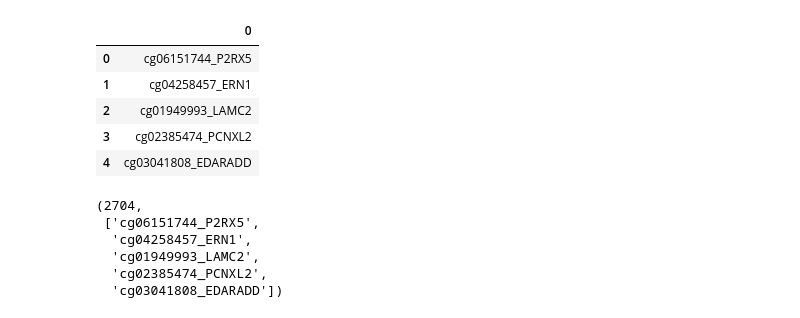
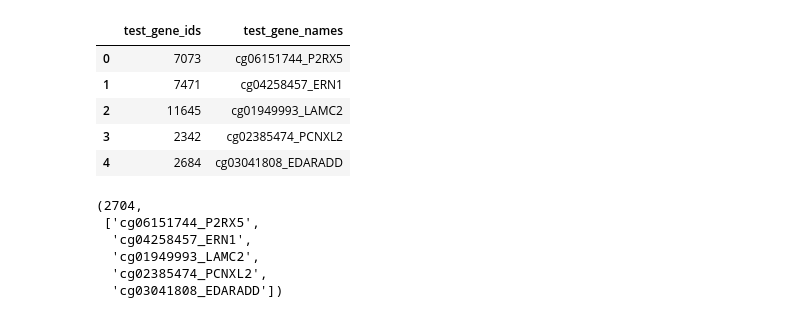
Before and after one commit to anuprulez/nanodiag_biomarker_prediction, a Jupyter notebook: graph_neural_networks/src/analyse_test_data.ipynb, the cells around one changed output. Saved outputs shown, nothing was run; the diff lists cells and outputs as text; code cells hidden in the pictures.

```diff
--- a/graph_neural_networks/src/analyse_test_data.ipynb
+++ b/graph_neural_networks/src/analyse_test_data.ipynb
@@ -23,12 +23,12 @@ df_nebit_features
 11756 rows × 43 columns
 # %%
-df_test_probe_genes = pd.read_csv(base_path + "test_probe_genes.csv", sep="\t")
+df_test_probe_genes = pd.read_csv(base_path + "test_probe_genes.csv", sep=",")
 df_test_probe_genes.head()
 # %% [output]
-|  | 0 |
-| 0 | cg06151744_P2RX5 |
-| 1 | cg04258457_ERN1 |
-| 2 | cg01949993_LAMC2 |
-| 3 | cg02385474_PCNXL2 |
-| 4 | cg03041808_EDARADD |
+|  | test_gene_ids | test_gene_names |
+| 0 | 7073 | cg06151744_P2RX5 |
+| 1 | 7471 | cg04258457_ERN1 |
+| 2 | 11645 | cg01949993_LAMC2 |
+| 3 | 2342 | cg02385474_PCNXL2 |
+| 4 | 2684 | cg03041808_EDARADD |
 # %%
```
Also changed, not shown: parts of 40 cells of this notebook, 3 other files.
